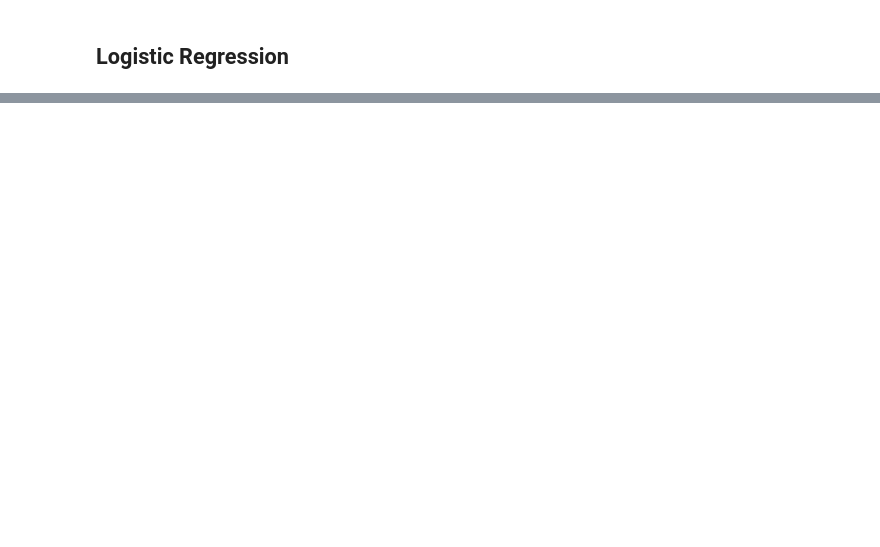
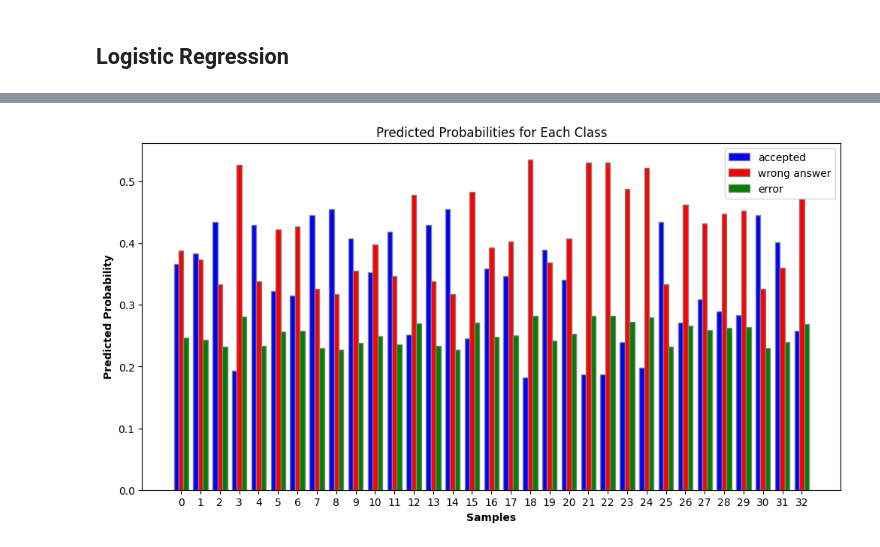
Before and after one commit to jobrooks/Solving-Coding-Problems-With-Machine-Learning, a Jupyter notebook: Analysis.ipynb, the cells around one changed output, grey strips where cells are left out. Cells and saved outputs as stored; diff of their text form; code cells hidden in the pictures; blank space fills up the shorter version.

```diff
--- a/Analysis.ipynb
+++ b/Analysis.ipynb
@@ -346,7 +356,7 @@ FKG: 10 appearances
 # %% [markdown]
 ## Logistic Regression
 # %%
-rep_features = features[['DCR_V2','GF','Difficulty','Textstd', 'FKG']]
+rep_features = features[['Textstd','GF','Difficulty']]
 rep_features['Result'] = df_kattis['Result']
 
 encoder = OneHotEncoder()
@@ -421,0 +483,27 @@ See the caveats in the documentation: https://pandas.pydata.org/pandas-docs/stab
+# %%
+# Get the predicted probabilities for the validation set
+y_val_prob = best_model.predict_proba(X_val)
+
+# Plot the predicted probabilities for each class
+plt.figure(figsize=(12, 6))
+barWidth = 0.25
+bars1 = y_val_prob[:, 0]
+bars2 = y_val_prob[:, 1]
+bars3 = y_val_prob[:, 2]
+
+r1 = np.arange(len(bars1))
+r2 = [x + barWidth for x in r1]
+r3 = [x + barWidth for x in r2]
+
+plt.bar(r1, bars1, color='b', width=barWidth, edgecolor='grey', label='accepted')
+plt.bar(r2, bars2, color='r', width=barWidth, edgecolor='grey', label='wrong answer')
+plt.bar(r3, bars3, color='g', width=barWidth, edgecolor='grey', label='error')
+
+plt.xlabel('Samples', fontweight='bold')
+plt.ylabel('Predicted Probability', fontweight='bold')
+plt.xticks([r + barWidth for r in range(len(bars1))], range(len(bars1)))
+plt.title('Predicted Probabilities for Each Class')
+plt.legend()
+plt.show()
+# %% [output]
+[figure, added]
```
Also changed, not shown: parts of 7 cells of this notebook.
